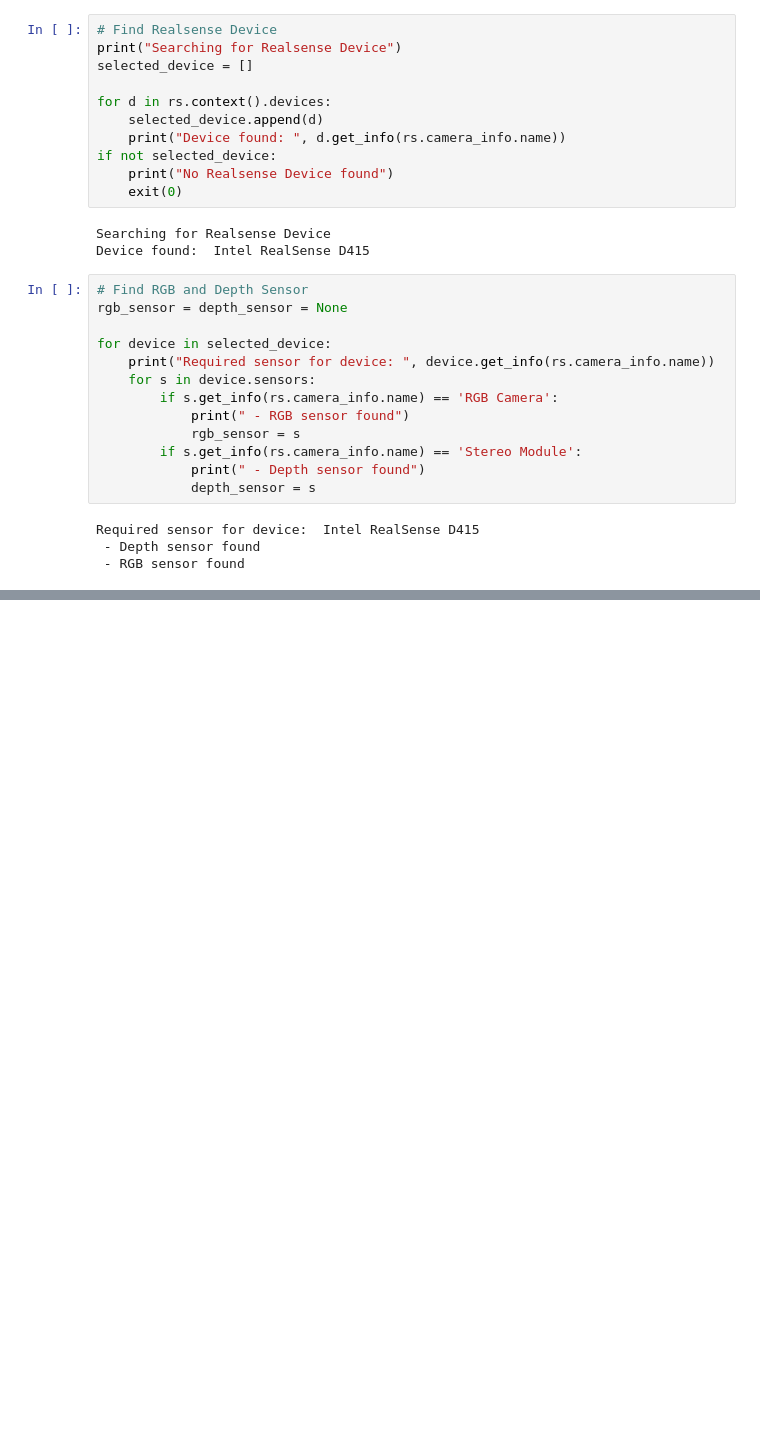
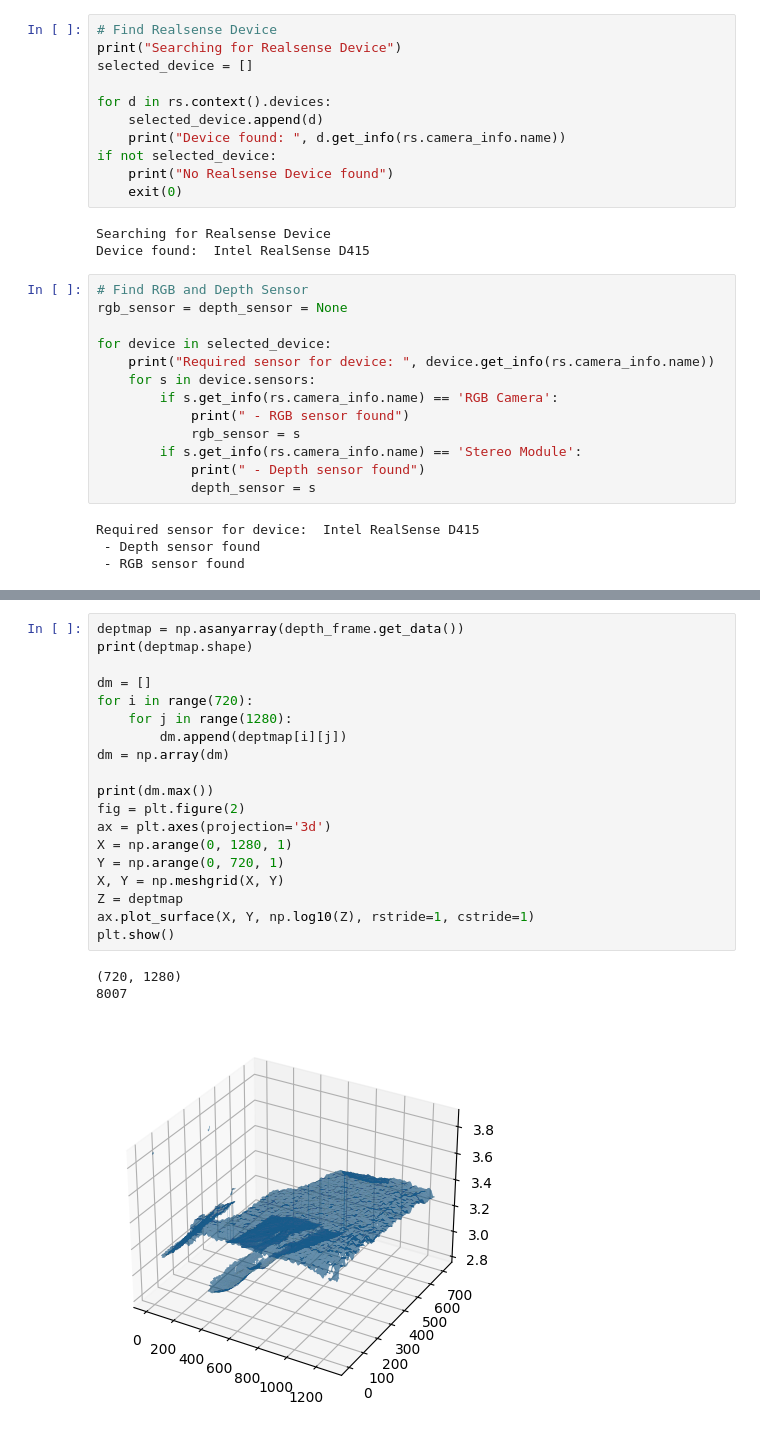
Before and after one commit to FelixWaldschock/VBTI_robot, a Jupyter notebook: JupyterNotebook/Notebook.ipynb, the cells around one changed output, grey strips where cells are left out. Saved outputs shown, nothing was run; the diff lists cells and outputs as text; blank space fills up the shorter version.

```diff
--- a/JupyterNotebook/Notebook.ipynb
+++ b/JupyterNotebook/Notebook.ipynb
@@ -85,0 +92,23 @@ Done!
+# %%
+deptmap = np.asanyarray(depth_frame.get_data())
+print(deptmap.shape)
+
+dm = []
+for i in range(720):
+    for j in range(1280):
+        dm.append(deptmap[i][j])
+dm = np.array(dm)
+
+print(dm.max())
+fig = plt.figure(2)
+ax = plt.axes(projection='3d')
+X = np.arange(0, 1280, 1)
+Y = np.arange(0, 720, 1)
+X, Y = np.meshgrid(X, Y)
+Z = deptmap
+ax.plot_surface(X, Y, np.log10(Z), rstride=1, cstride=1)
+plt.show()
+# %% [output]
+(720, 1280)
+8007
+[figure, added]
```
Also changed, not shown: parts of 1 cell of this notebook, 2 other files.
